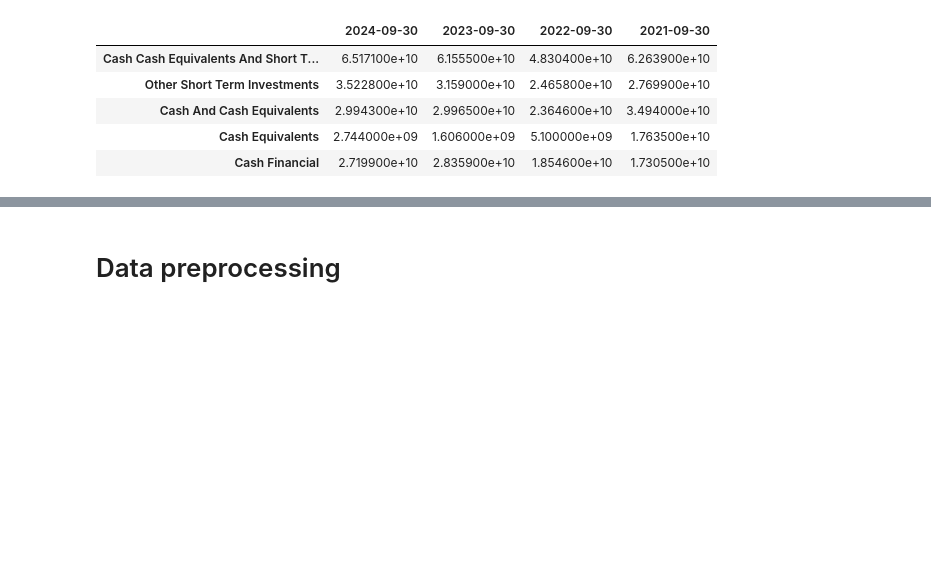
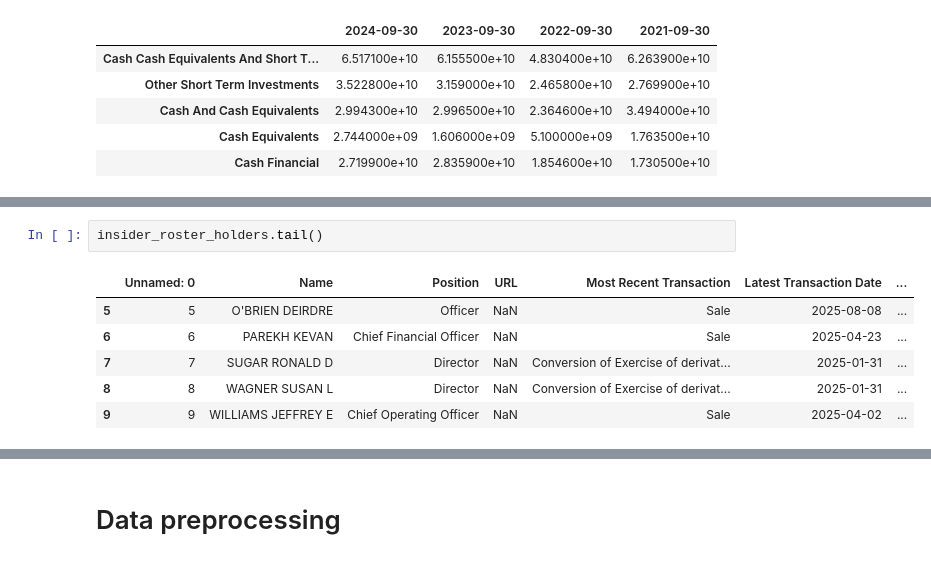
Before and after one commit to DawidK4/BSEPrediction, a Jupyter notebook: AAPL/aapl_prediction.ipynb, the cells around one changed output, grey strips where cells are left out. Drawn from its saved outputs; the diff is of its cells as text; blank space fills up the shorter version.

```diff
--- a/AAPL/aapl_prediction.ipynb
+++ b/AAPL/aapl_prediction.ipynb
@@ -169,0 +272,9 @@ balance_sheet.tail()
+# %%
+insider_roster_holders.tail()
+# %% [output]
+|  | Unnamed: 0 | Name | Position | URL | Most Recent Transaction | Latest Transaction Date | ... |
+| 5 | 5 | O'BRIEN DEIRDRE | Officer | NaN | Sale | 2025-08-08 | ... |
+| 6 | 6 | PAREKH KEVAN | Chief Financial Officer | NaN | Sale | 2025-04-23 | ... |
+| 7 | 7 | SUGAR RONALD D | Director | NaN | Conversion of Exercise of derivat... | 2025-01-31 | ... |
+| 8 | 8 | WAGNER SUSAN L | Director | NaN | Conversion of Exercise of derivat... | 2025-01-31 | ... |
+| 9 | 9 | WILLIAMS JEFFREY E | Chief Operating Officer | NaN | Sale | 2025-04-02 | ... |
```
Also changed, not shown: parts of 22 cells of this notebook.
